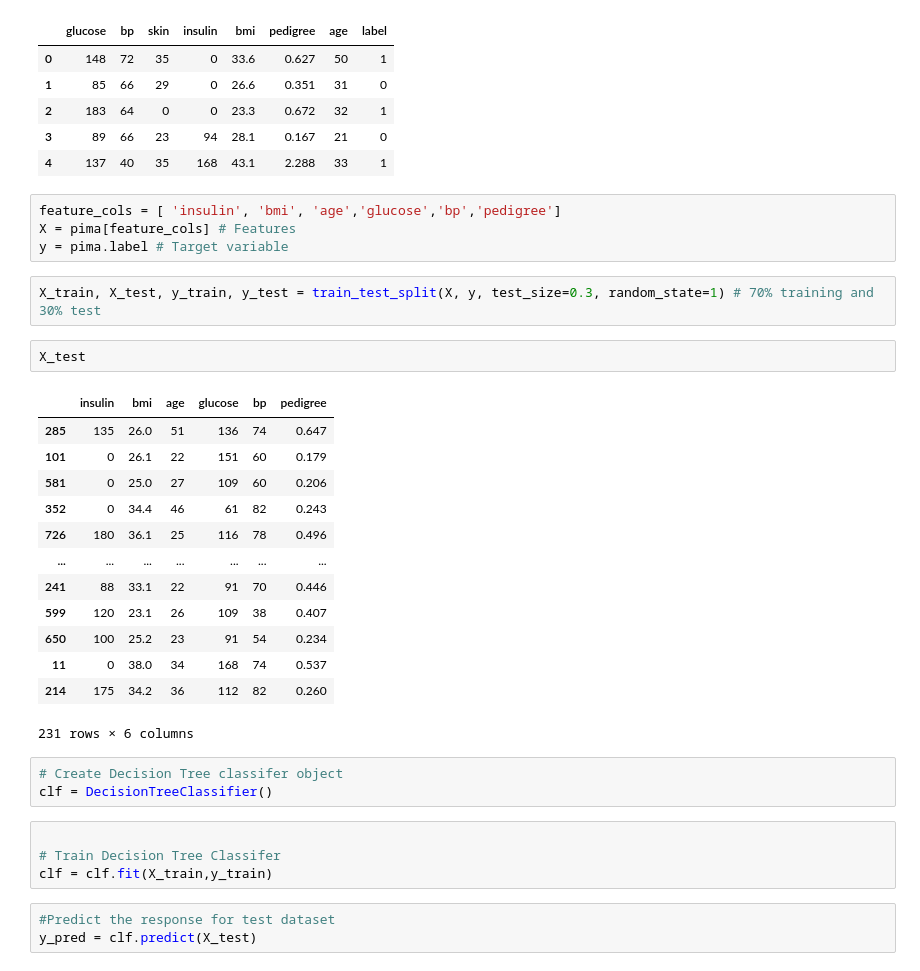
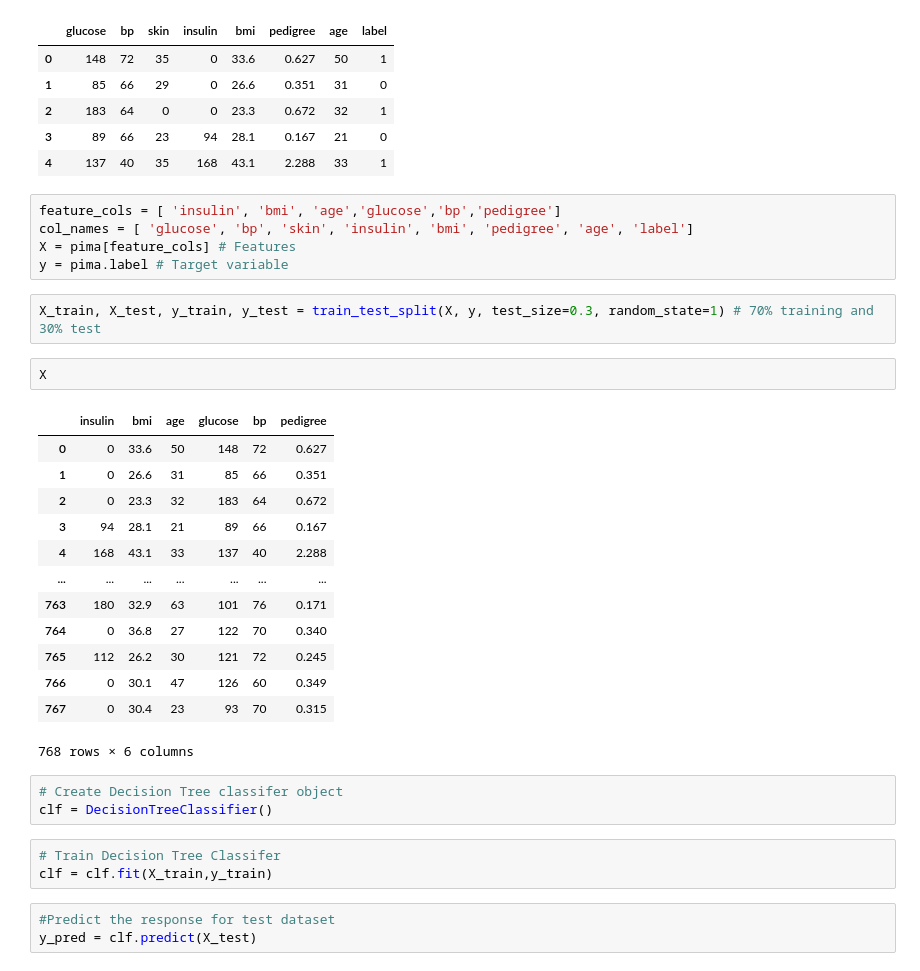
Before and after one commit to saumitraj/pythonforschool, a Jupyter notebook: machine-learning-1o1/decision_tree.ipynb, the cells around one changed output. Saved outputs shown, nothing was run; the diff lists cells and outputs as text.

```diff
--- a/machine-learning-1o1/decision_tree.ipynb
+++ b/machine-learning-1o1/decision_tree.ipynb
@@ -53,31 +41,31 @@ pima.head()
 | 4 | 137 | 40 | 35 | 168 | 43.1 | 2.288 | 33 | 1 |
 # %%
 feature_cols = [ 'insulin', 'bmi', 'age','glucose','bp','pedigree']
+col_names = [ 'glucose', 'bp', 'skin', 'insulin', 'bmi', 'pedigree', 'age', 'label']
 X = pima[feature_cols] # Features
 y = pima.label # Target variable
 # %%
 X_train, X_test, y_train, y_test = train_test_split(X, y, test_size=0.3, random_state=1) # 70% training and 30% test
 # %%
-X_test
+X
 # %% [output]
 |  | insulin | bmi | age | glucose | bp | pedigree |
-| 285 | 135 | 26.0 | 51 | 136 | 74 | 0.647 |
-| 101 | 0 | 26.1 | 22 | 151 | 60 | 0.179 |
-| 581 | 0 | 25.0 | 27 | 109 | 60 | 0.206 |
-| 352 | 0 | 34.4 | 46 | 61 | 82 | 0.243 |
-| 726 | 180 | 36.1 | 25 | 116 | 78 | 0.496 |
+| 0 | 0 | 33.6 | 50 | 148 | 72 | 0.627 |
+| 1 | 0 | 26.6 | 31 | 85 | 66 | 0.351 |
+| 2 | 0 | 23.3 | 32 | 183 | 64 | 0.672 |
+| 3 | 94 | 28.1 | 21 | 89 | 66 | 0.167 |
+| 4 | 168 | 43.1 | 33 | 137 | 40 | 2.288 |
 | ... | ... | ... | ... | ... | ... | ... |
-| 241 | 88 | 33.1 | 22 | 91 | 70 | 0.446 |
-| 599 | 120 | 23.1 | 26 | 109 | 38 | 0.407 |
-| 650 | 100 | 25.2 | 23 | 91 | 54 | 0.234 |
-| 11 | 0 | 38.0 | 34 | 168 | 74 | 0.537 |
-| 214 | 175 | 34.2 | 36 | 112 | 82 | 0.260 |
+| 763 | 180 | 32.9 | 63 | 101 | 76 | 0.171 |
+| 764 | 0 | 36.8 | 27 | 122 | 70 | 0.340 |
+| 765 | 112 | 26.2 | 30 | 121 | 72 | 0.245 |
+| 766 | 0 | 30.1 | 47 | 126 | 60 | 0.349 |
+| 767 | 0 | 30.4 | 23 | 93 | 70 | 0.315 |
-231 rows × 6 columns
+768 rows × 6 columns
 # %%
 # Create Decision Tree classifer object
 clf = DecisionTreeClassifier()
 # %%
-
 # Train Decision Tree Classifer
 clf = clf.fit(X_train,y_train)
 # %%
```
Also changed, not shown: parts of 13 cells of this notebook, 4 other files.
